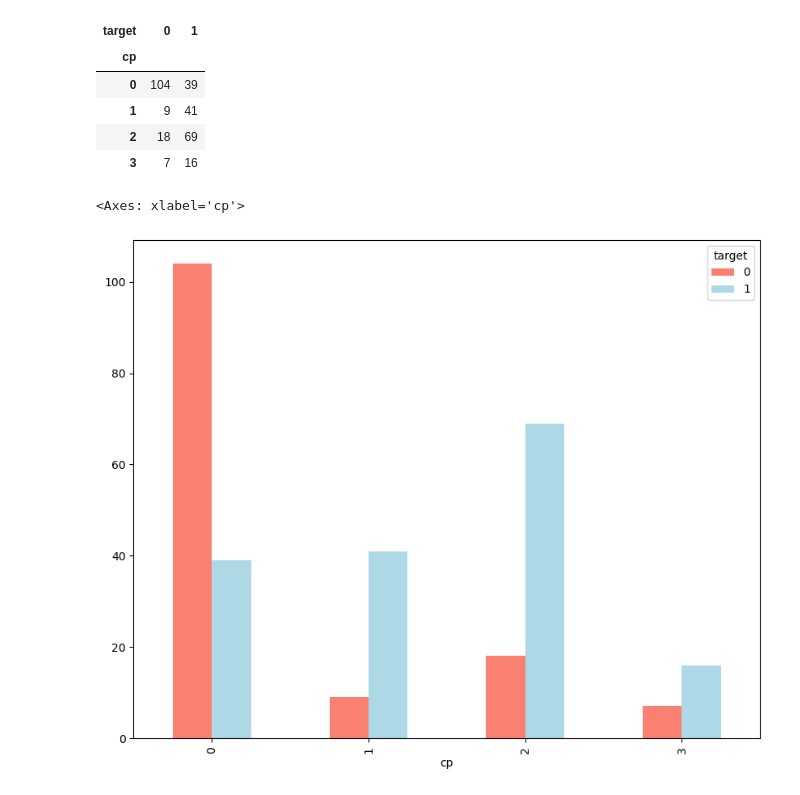
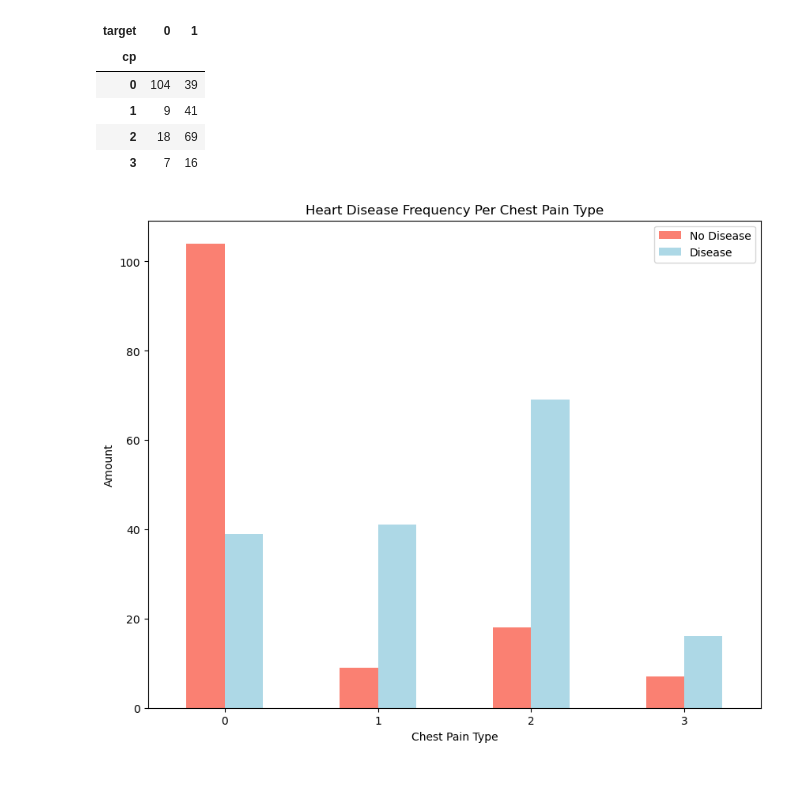
Before and after one commit to HerbertNtim/heart-disease_project, a Jupyter notebook: notebooks/end-to-end-heart-disease-classification.ipynb, the cells around one changed output. Cells and saved outputs as stored; diff of their text form; code cells hidden in the pictures.

```diff
--- a/notebooks/end-to-end-heart-disease-classification.ipynb
+++ b/notebooks/end-to-end-heart-disease-classification.ipynb
@@ -157,9 +157,9 @@ pd.crosstab(heart_disease.cp, heart_disease.target)
 # %%
 pd.crosstab(heart_disease.cp, heart_disease.target).plot(kind='bar', figsize=(10, 8), color=['salmon', 'lightblue'])
 plt.title("Heart Disease Frequency Per Chest Pain Type")
 plt.xlabel("Chest Pain Type")
 plt.ylabel("Amount")
-plt.legend(['No ', ''])
+plt.legend(['No Disease', 'Disease'])
+plt.xticks(rotation=1);
 # %% [output]
-<Axes: xlabel='cp'>
-[figure, old version]
+[figure, new version]
```
Also changed, not shown: parts of 2 cells of this notebook.
